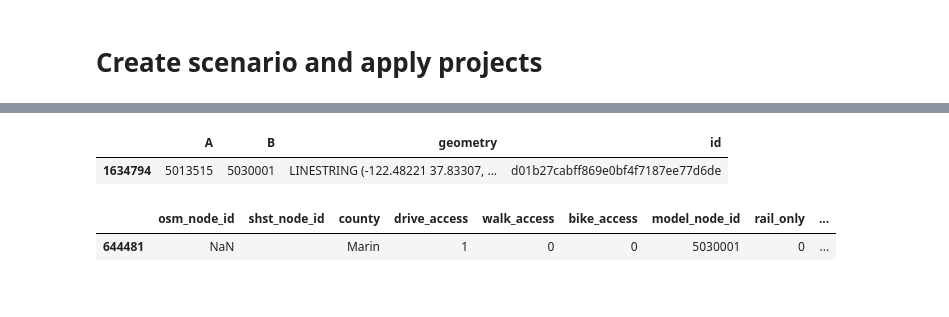
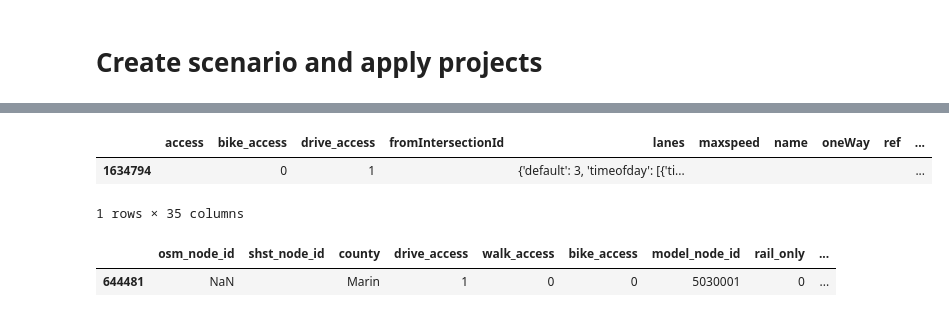
Before and after one commit to BayAreaMetro/travel-model-two-networks, a Jupyter notebook: notebooks/02-all-projects.ipynb, the cells around one changed output, grey strips where cells are left out. Saved outputs shown, nothing was run; the diff lists cells and outputs as text; code cells hidden in the pictures.

```diff
--- a/notebooks/02-all-projects.ipynb
+++ b/notebooks/02-all-projects.ipynb
@@ -195,10 +197,11 @@ Wall time: 8min 40s
 # nice idea but this crashes
 # step1_scenario.scenario_summary()
 # %%
-scenario.road_net.links_df[scenario.road_net.links_df.model_link_id == 8063198][["A", "B", "geometry", "id"]]
+scenario.road_net.links_df[scenario.road_net.links_df.model_link_id == 8063198]
 # %% [output]
-|  | A | B | geometry | id |
-| 1634794 | 5013515 | 5030001 | LINESTRING (-122.48221 37.83307, ... | d01b27cabff869e0bf4f7187ee77d6de |
+|  | access | bike_access | drive_access | fromIntersectionId | lanes | maxspeed | name | oneWay | ref | ... |
+| 1634794 |  | 0 | 1 |  | {'default': 3, 'timeofday': [{'ti... |  |  |  |  | ... |
+1 rows × 35 columns
 # %%
 scenario.road_net.nodes_df[scenario.road_net.nodes_df.model_node_id == 5030001]
 # %% [output]
```
Also changed, not shown: parts of 28 cells of this notebook.
